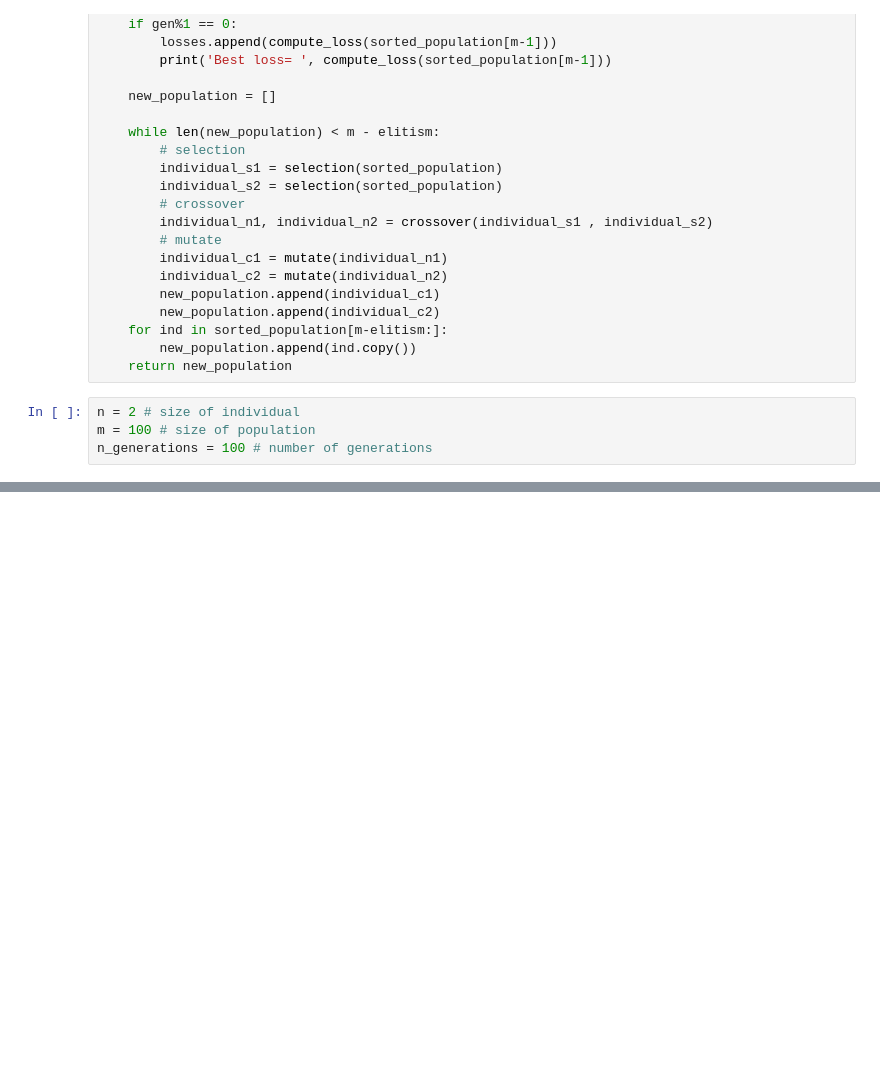
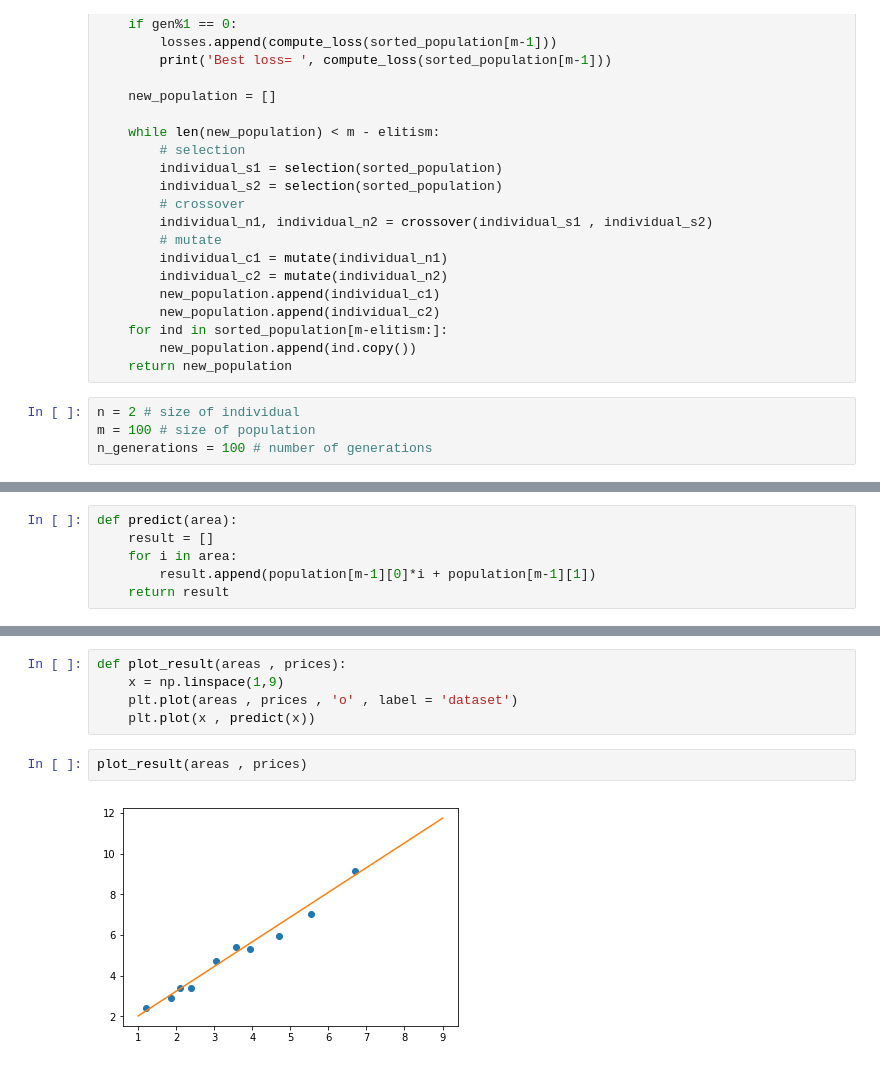
Before and after one commit to Tsatthienmach/AiSummerCode, a Jupyter notebook: week4/house_price.ipynb, the cells around one changed output, grey strips where cells are left out. Drawn from its saved outputs; the diff is of its cells as text; blank space fills up the shorter version.

```diff
--- a/week4/house_price.ipynb
+++ b/week4/house_price.ipynb
@@ -164,0 +166,6 @@ Best loss=  15.338247117147294
+# %%
+def predict(area):
+    result = []
+    for i in area:
+        result.append(population[m-1][0]*i + population[m-1][1])
+    return result
@@ -164,0 +177,9 @@ Best loss=  15.338247117147294
+# %%
+def plot_result(areas , prices):
+    x = np.linspace(1,9)
+    plt.plot(areas , prices , 'o' , label = 'dataset')
+    plt.plot(x , predict(x))
+# %%
+plot_result(areas , prices)
+# %% [output]
+[figure, added]
```
Also changed, not shown: parts of 4 cells of this notebook.
